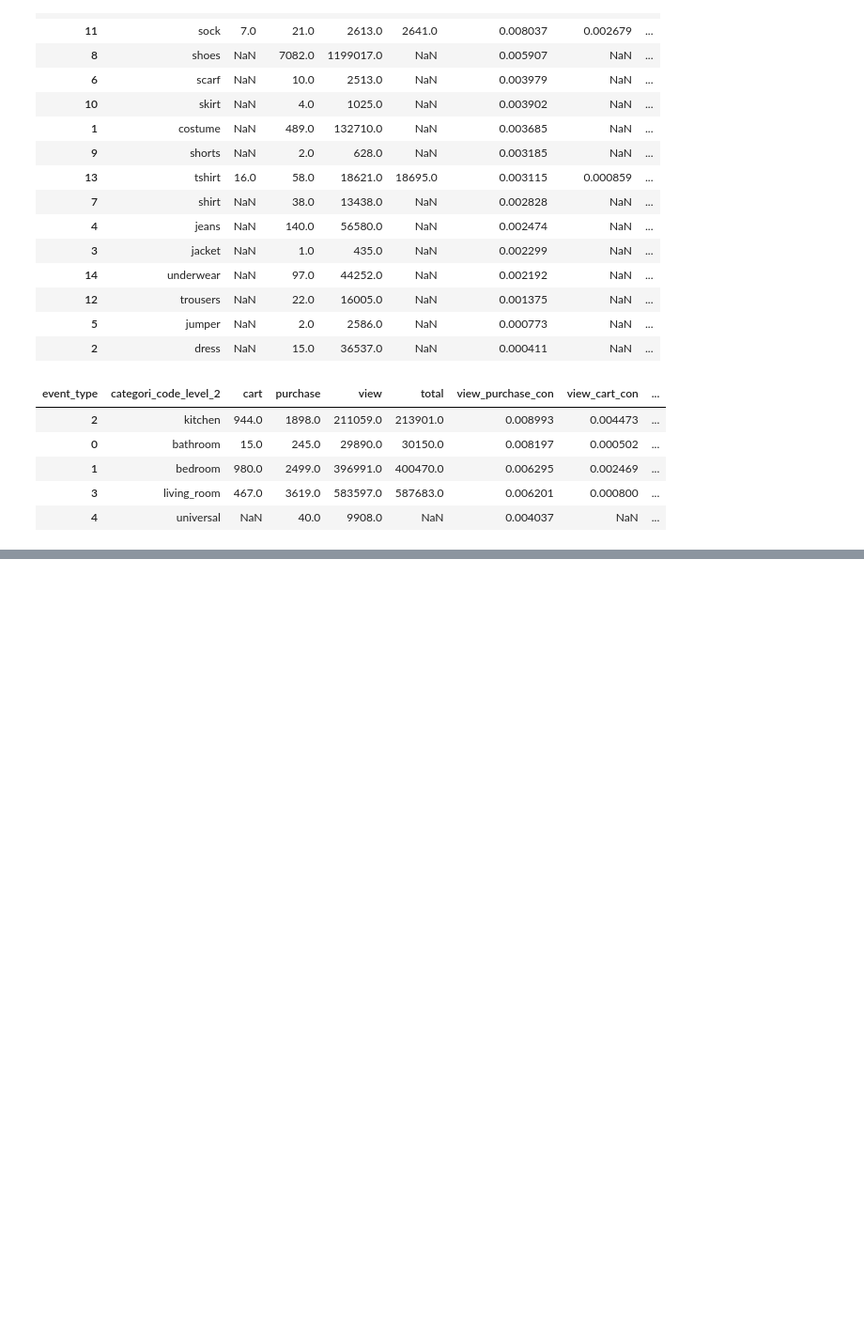
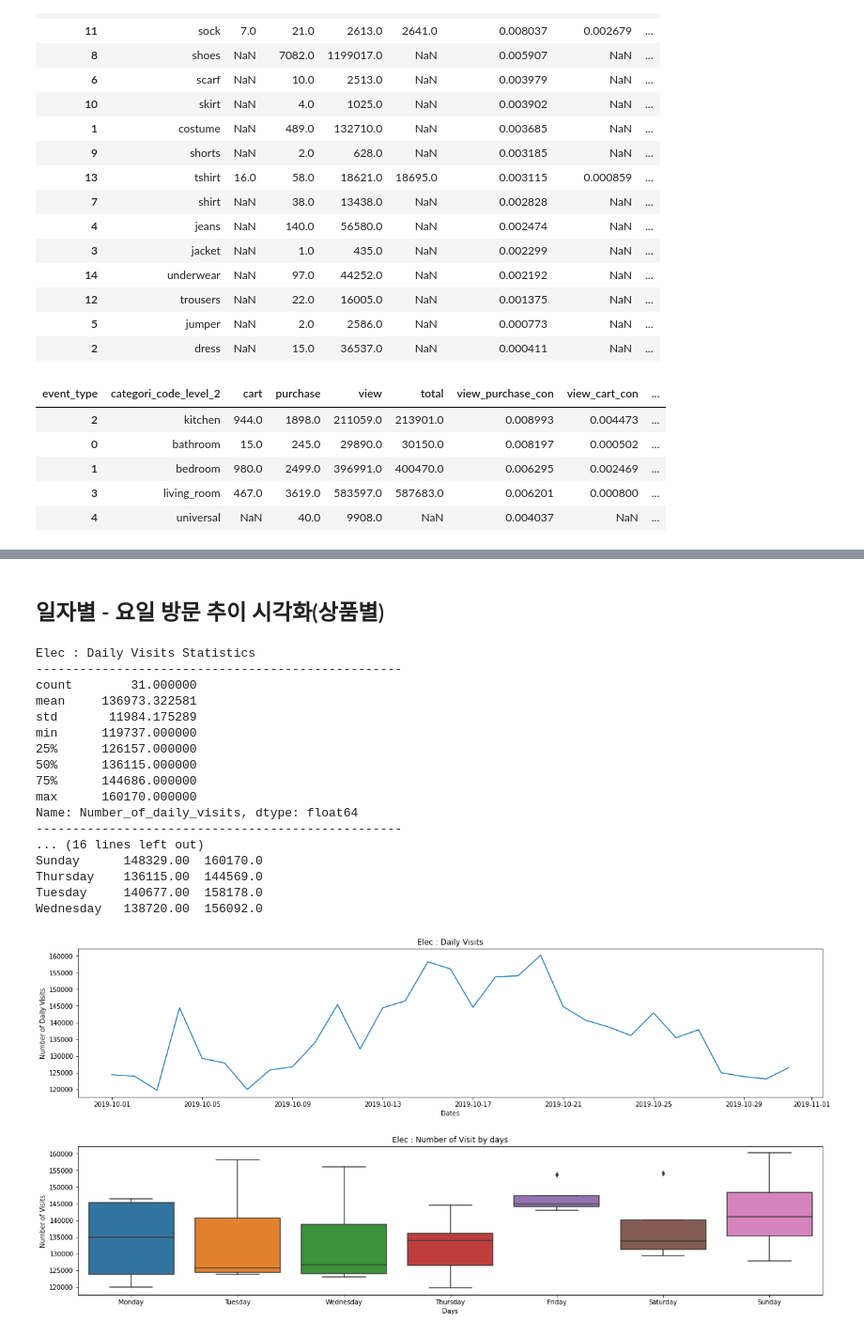
Before and after one commit to jiyoungemma/User-Log-data-analytics, a Jupyter notebook: e_commerce_analytics.ipynb, the cells around one changed output, grey strips where cells are left out. Shown at 94% size. Drawn from its saved outputs; the diff is of its cells as text; code cells hidden in the pictures; blank space fills up the shorter version.

```diff
--- a/e_commerce_analytics.ipynb
+++ b/e_commerce_analytics.ipynb
@@ -831,0 +901,2 @@ elec_daily_summary_table.head()
+# %% [markdown]
+## 일자별 - 요일 방문 추이 시각화(상품별)
@@ -831,0 +910,64 @@ elec_daily_summary_table.head()
+# %%
+elec_daily_summary_table = make_visit_table(df_elec).reset_index()
+appli_daily_summary_table = make_visit_table(df_appli).reset_index()
+com_daily_summary_table = make_visit_table(df_com).reset_index()
+apparel_daily_summary_table = make_visit_table(df_apparel).reset_index()
+furniture_daily_summary_table = make_visit_table(df_furniture).reset_index()
+# %%
+# 방문 수 시각화 함수
+
+def visits_visualization(daily_table, name):
+    print(f'{name} : Daily Visits Statistics')
+    print('-'*50)
+    print(daily_table['Number_of_daily_visits'].describe())
+    print('-'*50)
+    print(f'{name} : Visit Statistics by Dates')
+    print(daily_table.groupby(by=daily_table['event_time'].dt.day_name()).Number_of_daily_visits.describe())
+
+    # 일자별 방문 세션
+
+    fig=plt.figure(figsize=(18,9))
+    ax1=fig.add_subplot(2,1,1) # 2x1 형태의 첫 번째 시각화 그래프
+    sns.lineplot(x='event_time',
+              y='Number_of_daily_visits',
+              data=daily_table,
+             ax=ax1)
+    #plt.axhline(y=299510, color='r', linewidth=1)
+    plt.title(f'{name} : Daily Visits')
+    plt.ylabel('Number of Daily Visits')
+    plt.xlabel('Dates')
+
+    # 요일별 방문 세션
+
+    ax2=fig.add_subplot(2,1,2)
+
+    sns.boxplot(x=daily_table['event_time'].dt.dayofweek, # date를 0, 1, 2, 3, 4, 5, 6 형태로 변환
+            y=daily_table['Number_of_daily_visits'],
+            ax=ax2)
+    #plt.axhline(y=299510, color='r', linewidth=1)
+    plt.title(f'{name} : Number of Visit by days')
+    plt.ylabel('Number of Visits')
+    plt.xlabel('Days')
+    plt.xticks([0,1,2,3,4,5,6], ['Monday','Tuesday','Wednesday','Thursday','Friday','Saturday','Sunday'])
+    fig.tight_layout(pad=3.0); # 그래프 패딩 범위 설정
+# %%
+visits_visualization(elec_daily_summary_table, 'Elec')
+# %% [output]
+Elec : Daily Visits Statistics
+--------------------------------------------------
+count        31.000000
+mean     136973.322581
+std       11984.175289
+min      119737.000000
+25%      126157.000000
+50%      136115.000000
+75%      144686.000000
+max      160170.000000
+Name: Number_of_daily_visits, dtype: float64
+--------------------------------------------------
+... (16 lines left out)
+Sunday      148329.00  160170.0
+Thursday    136115.00  144569.0
+Tuesday     140677.00  158178.0
+Wednesday   138720.00  156092.0
+[figure, added]
```
Also changed, not shown: parts of 30 cells of this notebook.
